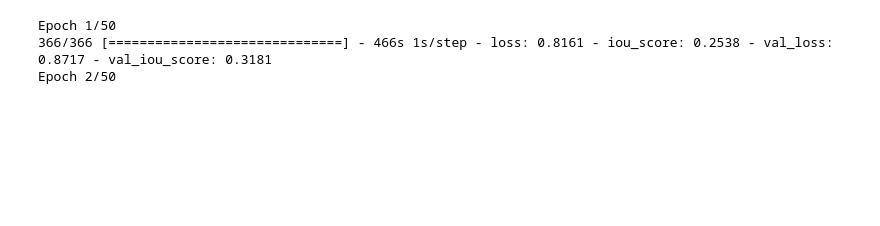
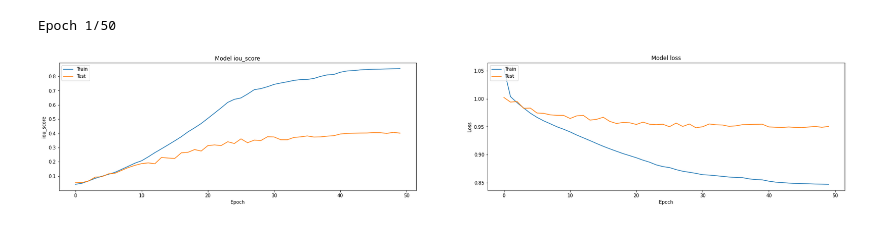
Before and after one commit to slynrick/segqnas, a Jupyter notebook: test_simple_train.ipynb, the cells around one changed output. Saved outputs shown, nothing was run; the diff lists cells and outputs as text; code cells hidden in the pictures; blank space fills up the shorter version.

```diff
--- a/test_simple_train.ipynb
+++ b/test_simple_train.ipynb
@@ -68,7 +68,7 @@ val_dataset = PascalVOC2012Dataset(
     preprocessing=get_preprocessing(sm.get_preprocessing(backbone))
 )
 # %%
-train_dataloader = Dataloader(train_dataset, batch_size=4, shuffle=True)
-val_dataloader = Dataloader(val_dataset, batch_size=4, shuffle=False)
+train_dataloader = Dataloader(train_dataset, batch_size=2, shuffle=True)
+val_dataloader = Dataloader(val_dataset, batch_size=2, shuffle=False)
 # %%
 net = sm.Unet(backbone, classes=21, input_shape=(image_height, image_width, 3), activation='softmax', encoder_weights='imagenet')
@@ -95,14 +75,23 @@ net.compile(
-# %%
-history = net.fit(train_dataloader,
-                validation_data=val_dataloader,
-                epochs=50,
-                callbacks=[
-                    tf.keras.callbacks.EarlyStopping(
-                        monitor="val_loss", mode="min", verbose=1, patience=5
-                    )
-                ],
-            )
-# %% [output]
-Epoch 1/50
-366/366 [==============================] - 466s 1s/step - loss: 0.8161 - iou_score: 0.2538 - val_loss: 0.8717 - val_iou_score: 0.3181
-Epoch 2/50
+# %%
+class MyMeanIOU(tf.keras.metrics.MeanIoU):
+    def update_state(self, y_true, y_pred, sample_weight=None):
+        return super().update_state(tf.argmax(y_true, axis=-1), tf.argmax(y_pred, axis=-1), sample_weight)
+# %%
+net.compile(
+    optimizer=tf.keras.optimizers.Adam(0.0001),
+    loss=sm.losses.cce_jaccard_loss,
+    metrics=[MyMeanIOU(num_classes=21, name='mean_iou')],
+)
+# %%
+callbacks = [
+    tf.keras.callbacks.ModelCheckpoint('./best_model.h5', save_weights_only=True, save_best_only=True, mode='min'),
+    tf.keras.callbacks.ReduceLROnPlateau(),
+]
+
+history = net.fit(train_dataloader,
+                validation_data=val_dataloader,
+                epochs=50,
+                callbacks=callbacks
+            )
+# %% [output]
+Epoch 1/50
@@ -108,0 +100,22 @@ Epoch 2/50
+# %%
+# Plot training & validation iou_score values
+plt.figure(figsize=(30, 5))
+plt.subplot(121)
+plt.plot(history.history['my_mean_iou'])
+plt.plot(history.history['val_my_mean_iou'])
+plt.title('Model iou_score')
+plt.ylabel('iou_score')
+plt.xlabel('Epoch')
+plt.legend(['Train', 'Test'], loc='upper left')
+
+# Plot training & validation loss values
+plt.subplot(122)
+plt.plot(history.history['loss'])
+plt.plot(history.history['val_loss'])
+plt.title('Model loss')
+plt.ylabel('Loss')
+plt.xlabel('Epoch')
+plt.legend(['Train', 'Test'], loc='upper left')
+plt.show()
+# %% [output]
+[figure, added]
```
Also changed, not shown: parts of 7 cells of this notebook, 3 other files.
